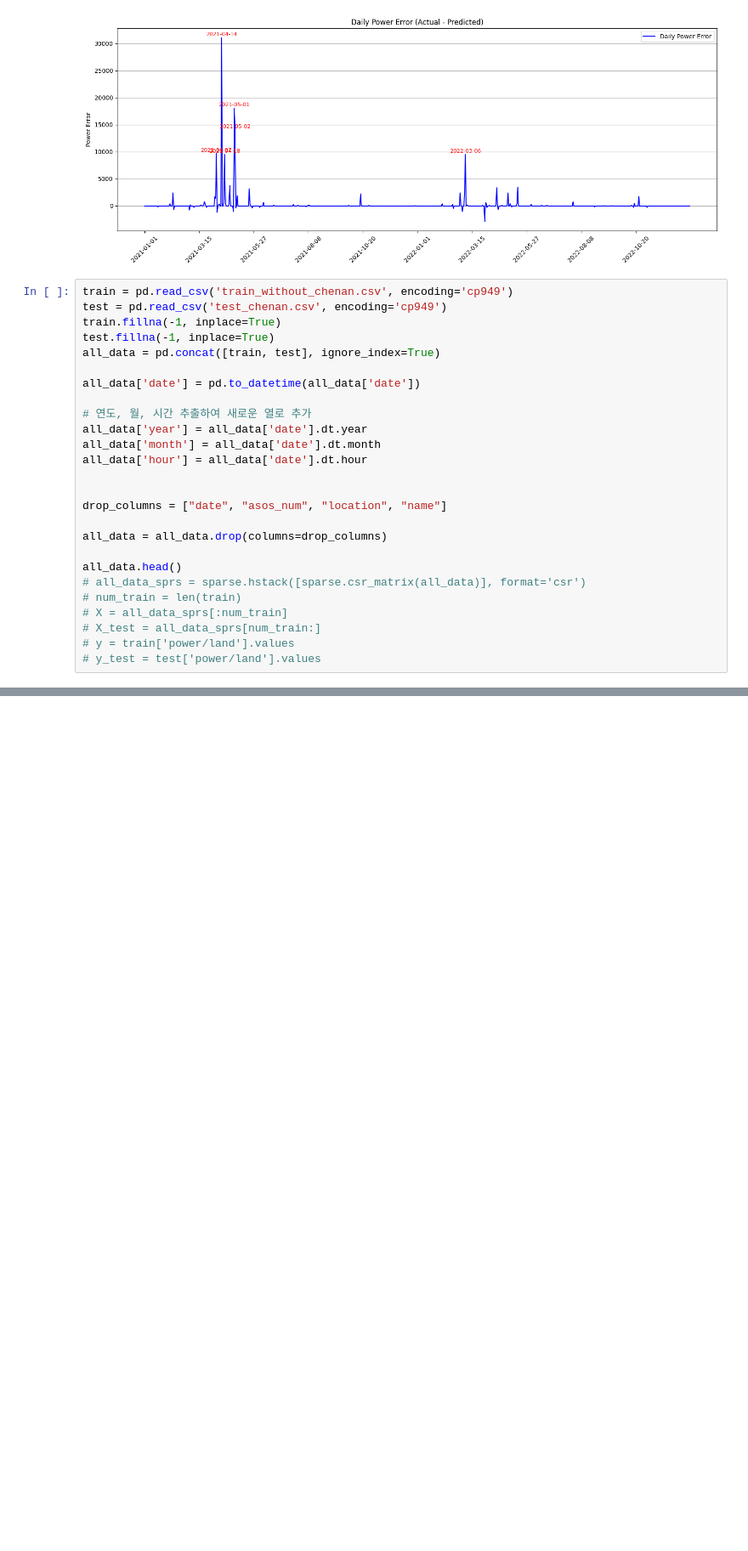
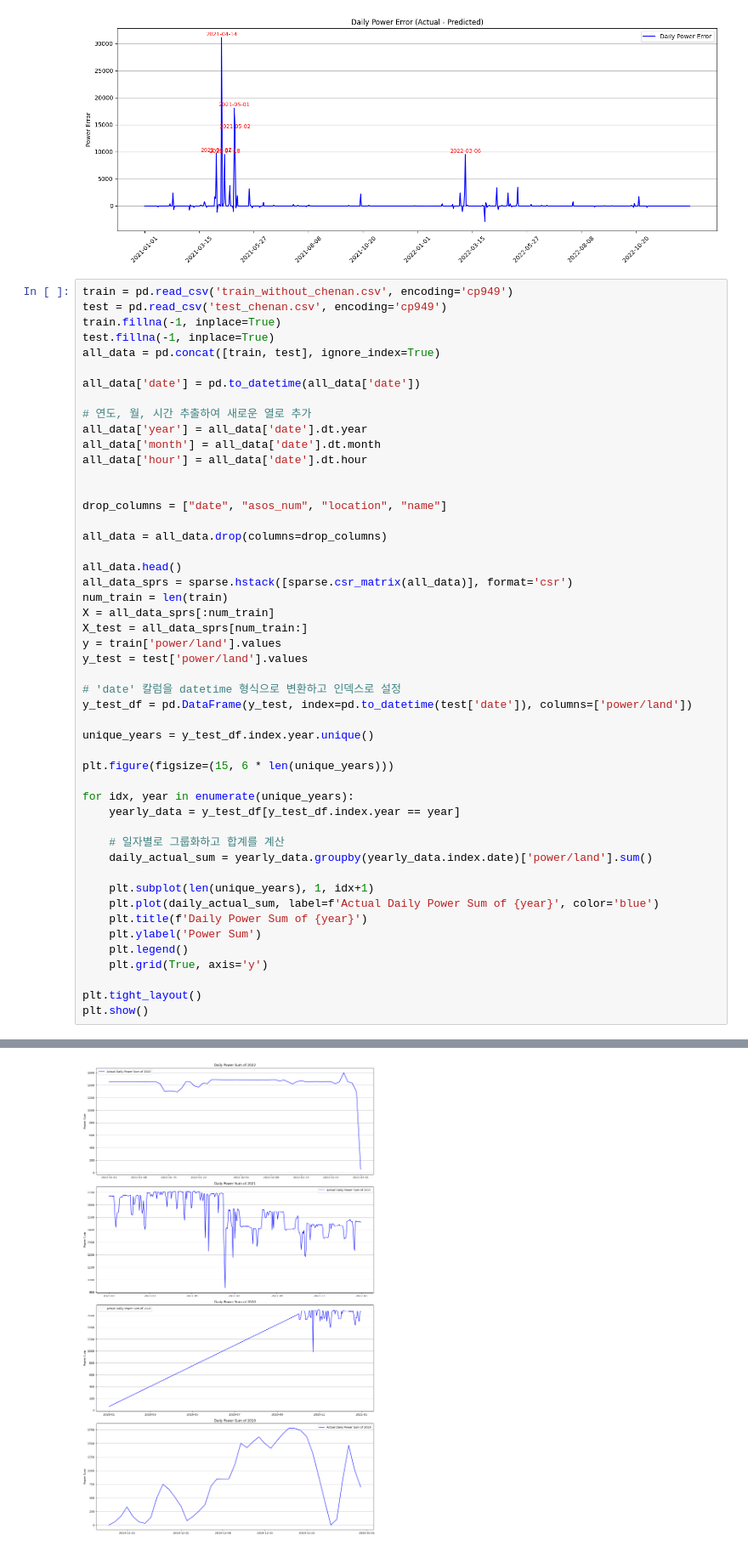
Before and after one commit to yelim421/SolarPower, a Jupyter notebook: Extratree model.ipynb, the cells around one changed output, grey strips where cells are left out. Shown at 85% size. Saved outputs shown, nothing was run; the diff lists cells and outputs as text; blank space fills up the shorter version.

```diff
--- a/Extratree model.ipynb
+++ b/Extratree model.ipynb
@@ -289,10 +372,33 @@ drop_columns = ["date", "asos_num", "location", "name"]
 all_data = all_data.drop(columns=drop_columns)
 
 all_data.head()
-# all_data_sprs = sparse.hstack([sparse.csr_matrix(all_data)], format='csr')
-# num_train = len(train)
-# X = all_data_sprs[:num_train]
-# X_test = all_data_sprs[num_train:]
-# y = train['power/land'].values
-# y_test = test['power/land'].values
+all_data_sprs = sparse.hstack([sparse.csr_matrix(all_data)], format='csr')
+num_train = len(train)
+X = all_data_sprs[:num_train]
+X_test = all_data_sprs[num_train:]
+y = train['power/land'].values
+y_test = test['power/land'].values
+
+# 'date' 칼럼을 datetime 형식으로 변환하고 인덱스로 설정
+y_test_df = pd.DataFrame(y_test, index=pd.to_datetime(test['date']), columns=['power/land'])
+
+unique_years = y_test_df.index.year.unique()
+
+plt.figure(figsize=(15, 6 * len(unique_years)))
+
+for idx, year in enumerate(unique_years):
+    yearly_data = y_test_df[y_test_df.index.year == year]
+
+    # 일자별로 그룹화하고 합계를 계산
+    daily_actual_sum = yearly_data.groupby(yearly_data.index.date)['power/land'].sum()
+
+    plt.subplot(len(unique_years), 1, idx+1)
+    plt.plot(daily_actual_sum, label=f'Actual Daily Power Sum of {year}', color='blue')
+    plt.title(f'Daily Power Sum of {year}')
+    plt.ylabel('Power Sum')
+    plt.legend()
+    plt.grid(True, axis='y')
+
+plt.tight_layout()
+plt.show()
 # %% [output]
@@ -304,0 +405 @@ all_data.head()
+[figure, added]
```
Also changed, not shown: parts of 21 cells of this notebook, 6 other files.
